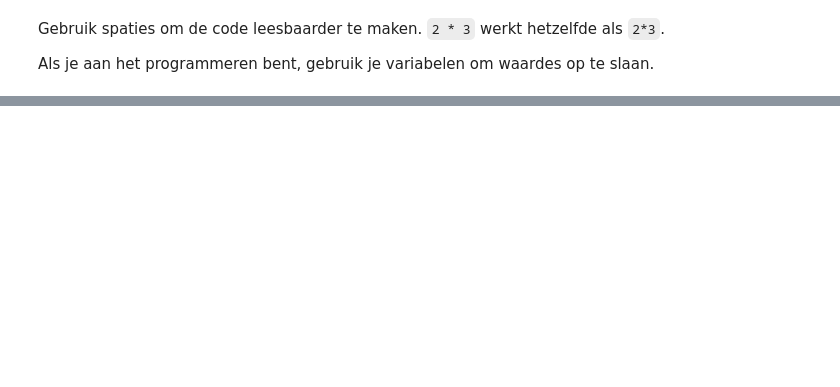
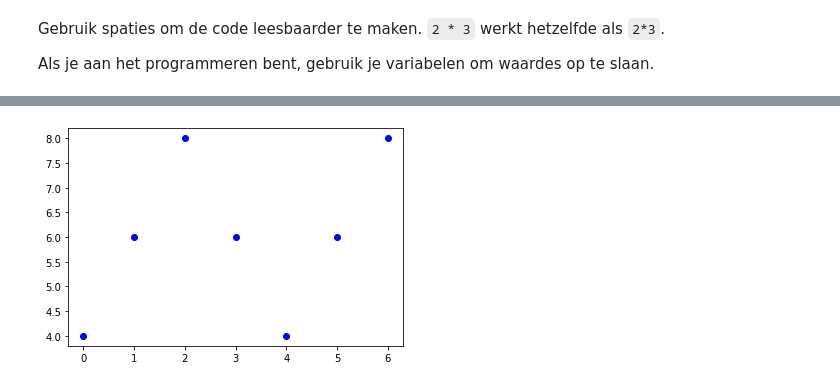
Before and after one commit to mmgalis/programmeren_in_python, a Jupyter notebook: H1: Introductie en plotten/notebook1nl.ipynb, the cells around one changed output, grey strips where cells are left out. Cells and saved outputs as stored; diff of their text form; code cells hidden in the pictures; blank space fills up the shorter version.

```diff
--- a/H1: Introductie en plotten/notebook1nl.ipynb
+++ b/H1: Introductie en plotten/notebook1nl.ipynb
@@ -128,0 +134,4 @@ If that isn't enough, `plot` takes a large number of keyword arguments. A keywor
+# %%
+plt.plot([4,6,8,6,4,6,8],'bo');
+# %% [output]
+[figure, added]
```
Also changed, not shown: parts of 97 cells of this notebook.
